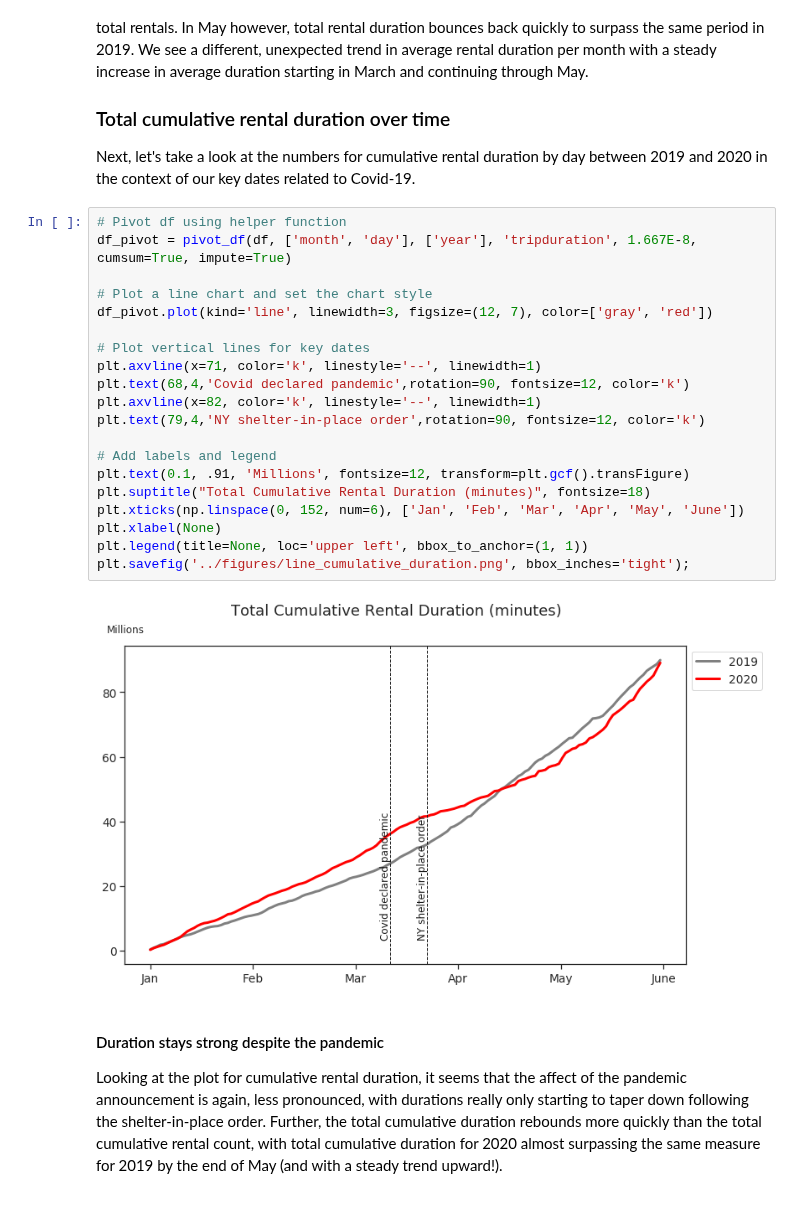
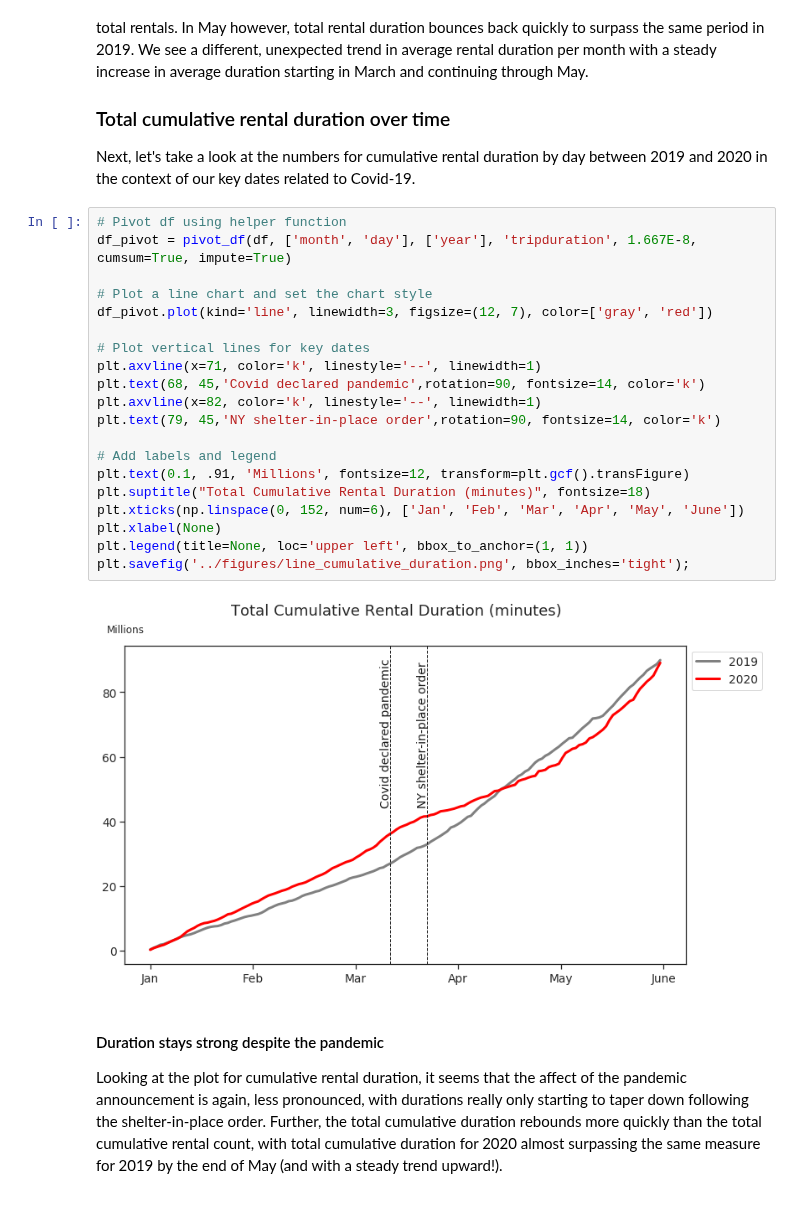
Before and after one commit to stevenrhart/bike-rentals, a Jupyter notebook: notebooks/Bike Sharing in the Time of Covid-19.ipynb, the cells around one changed output. Saved outputs shown, nothing was run; the diff lists cells and outputs as text.

```diff
--- a/notebooks/Covid Impact on Bike Rentals in NYC.ipynb
+++ b/notebooks/Bike Sharing in the Time of Covid-19.ipynb
@@ -606,25 +645,25 @@ Next, let's take a look at the numbers for cumulative rental duration by day bet
 # %%
 # Pivot df using helper function
 df_pivot = pivot_df(df, ['month', 'day'], ['year'], 'tripduration', 1.667E-8, cumsum=True, impute=True)
 
 # Plot a line chart and set the chart style
 df_pivot.plot(kind='line', linewidth=3, figsize=(12, 7), color=['gray', 'red'])
 
 # Plot vertical lines for key dates
 plt.axvline(x=71, color='k', linestyle='--', linewidth=1)
-plt.text(68,4,'Covid declared pandemic',rotation=90, fontsize=12, color='k')
+plt.text(68, 45,'Covid declared pandemic',rotation=90, fontsize=14, color='k')
 plt.axvline(x=82, color='k', linestyle='--', linewidth=1)
-plt.text(79,4,'NY shelter-in-place order',rotation=90, fontsize=12, color='k')
+plt.text(79, 45,'NY shelter-in-place order',rotation=90, fontsize=14, color='k')
 
 # Add labels and legend
 plt.text(0.1, .91, 'Millions', fontsize=12, transform=plt.gcf().transFigure)
 plt.suptitle("Total Cumulative Rental Duration (minutes)", fontsize=18)
 plt.xticks(np.linspace(0, 152, num=6), ['Jan', 'Feb', 'Mar', 'Apr', 'May', 'June'])
 plt.xlabel(None)
 plt.legend(title=None, loc='upper left', bbox_to_anchor=(1, 1))
 plt.savefig('../figures/line_cumulative_duration.png', bbox_inches='tight');
 # %% [output]
-[figure, old version]
+[figure, new version]
 # %% [markdown]
 #### Duration stays strong despite the pandemic
 
```
Also changed, not shown: parts of 18 cells of this notebook, 3 other files.
